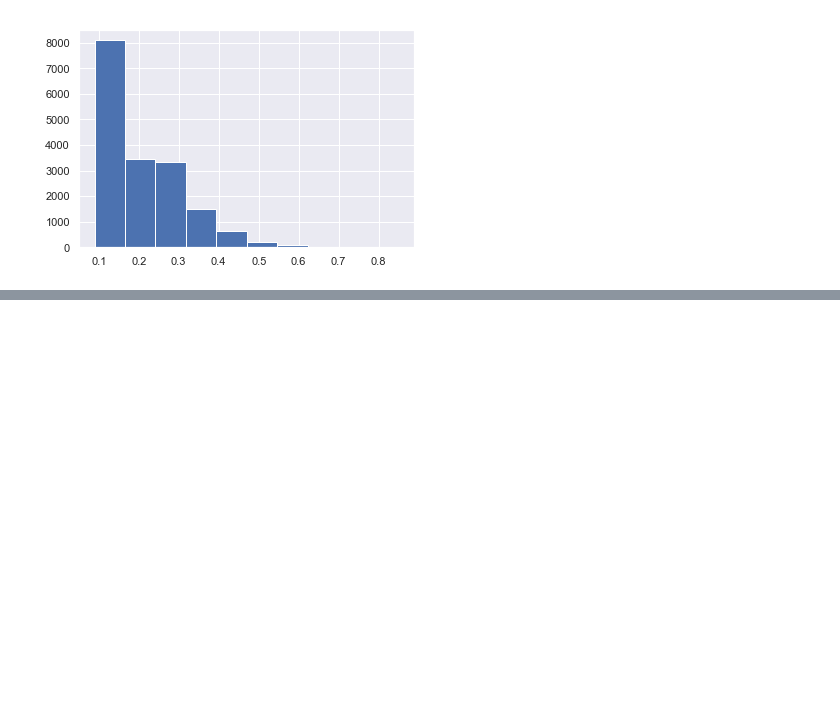
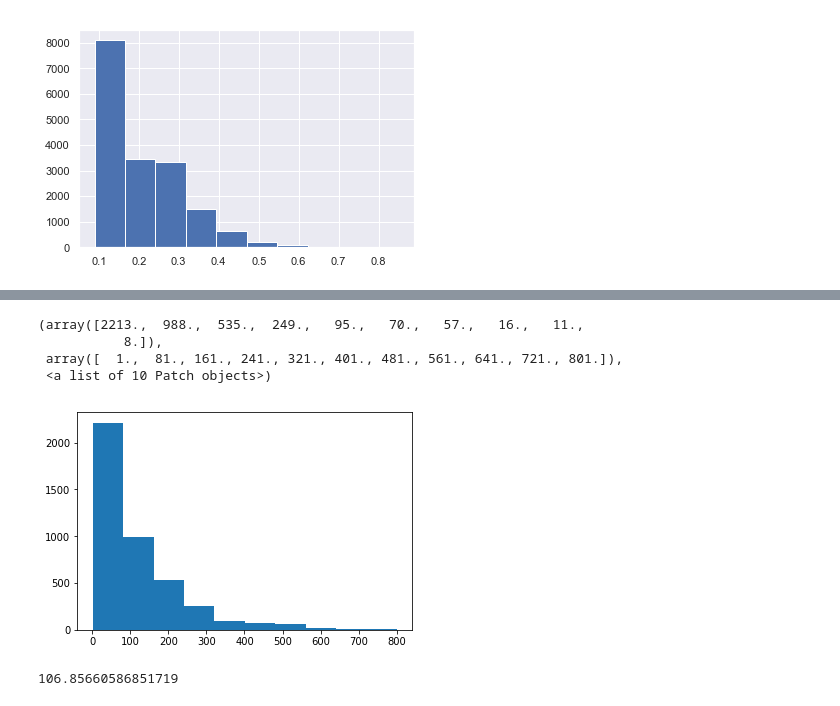
Before and after one commit to xwu0223/Bike-Sharing-Prediction-Project, a Jupyter notebook: Bike_Sharing_Demand_Analysis.ipynb, the cells around one changed output, grey strips where cells are left out. Saved outputs shown, nothing was run; the diff lists cells and outputs as text; code cells hidden in the pictures; blank space fills up the shorter version.

```diff
--- a/Bike_Sharing_Demand_Analysis.ipynb
+++ b/Bike_Sharing_Demand_Analysis.ipynb
@@ -188,0 +220,15 @@ plt.hist(hour.windspeed)
+# %%
+plt.hist(hour[hour.season==1].cnt)
+# %% [output]
+(array([2213.,  988.,  535.,  249.,   95.,   70.,   57.,   16.,   11.,
+           8.]),
+ array([  1.,  81., 161., 241., 321., 401., 481., 561., 641., 721., 801.]),
+ <a list of 10 Patch objects>)
+[figure, added]
+# %%
+mean=np.mean(hour[hour.season==1].cnt)
+std_dev = np.std(hour[hour.season==1].cnt)
+one_side_interval_spring=mean+norm.ppf(0.01)*std_dev/np.sqrt(len(hour[hour.season==1].cnt))
+one_side_interval_spring
+# %% [output]
+106.85660586851719
```
Also changed, not shown: parts of 12 cells of this notebook.
